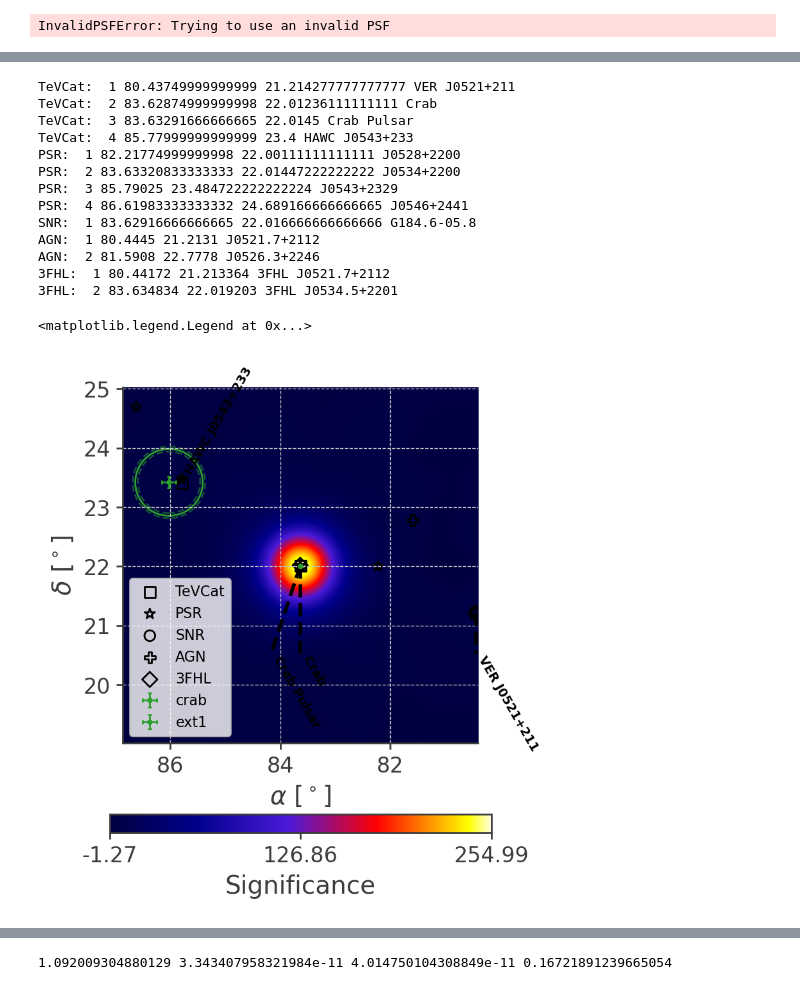
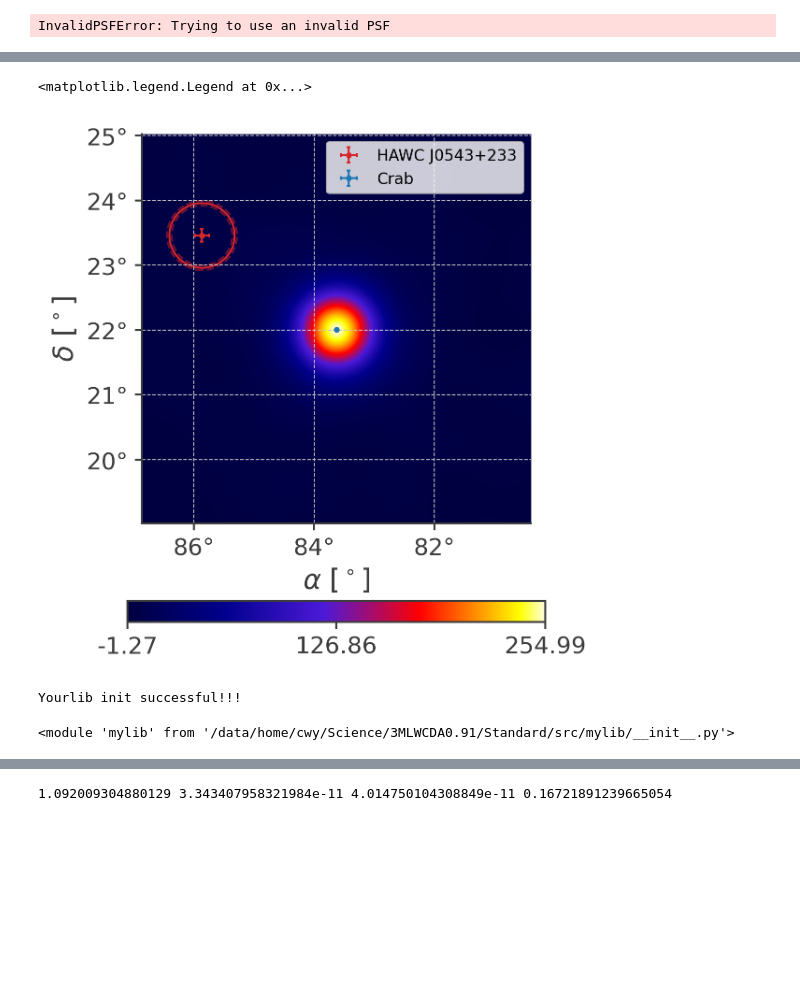
Before and after one commit to xiahouwenyu/3MLWCDA0.91, a Jupyter notebook: Standard/src/3MLnew_Crab.ipynb, the cells around one changed output, grey strips where cells are left out. Cells and saved outputs as stored; diff of their text form; code cells hidden in the pictures; blank space fills up the shorter version.

```diff
--- a/Standard/src/3MLnew_Crab.ipynb
+++ b/Standard/src/3MLnew_Crab.ipynb
@@ -62,11 +43,12 @@ reload(my)
 #####   Data Initialize
 
 # maptree = "../../data/gcd_new.root"
-# response = "../../data/WCDA_DR_psf.root"
+
 
 maptree = "../../data/20210305_20230731_ihep_goodlist.root"
+response = "../../data/WCDA_DR_psf.root"
 # response = "../../data/DR_ihep_MK2.root"
-response = "../../data/DR_ihep_MK2_newpsf.root"
+# response = "../../data/DR_ihep_MK2_newpsf.root"
 
 region_name="Crab"
 if not os.path.exists(f'../res/{region_name}/'):
@@ -74,8 +56,8 @@ if not os.path.exists(f'../res/{region_name}/'):
 ra_crab, dec_crab = 83.63,22.02
 ra1,dec1=ra_crab, dec_crab
 
-data_radius = 5.0
-model_radius = 8.0
+data_radius = 4.0
+model_radius = 6.0
 roi=HealpixConeROI(ra=ra1,dec=dec1,data_radius=data_radius,model_radius=model_radius)
 WCDA = HAL("WCDA", maptree, response, roi, flat_sky_pixels_size=0.17)
 
@@ -107,5 +88,5 @@ Deprecated in NumPy 1.20; for more details and guidance: https://numpy.org/devdo
 # %%
-Modelname="1gaus_log+1gaus"  # Name your model now to facilitate the creation of record folders by the program.
+Modelname="1pt+1gaus+GDE"  # Name your model now to facilitate the creation of record folders by the program.
 if not os.path.exists(f'../res/{region_name}/{Modelname}/'):
     os.system(f'mkdir ../res/{region_name}/{Modelname}/')
 
@@ -115,15 +96,20 @@ if not os.path.exists(f'../res/{region_name}/{Modelname}/'):
 #                 indexb=(-10,-1), kb=(1e-14, 1e-8),
 #                 )
 
-crab = my.setsorce("crab",ra1,dec1, fitrange=0.5, alpha=-2.6,alphab=(-4,-1),beta=0.1, #, sigma=0.001, sb=(0,0.1),
+crab = my.setsorce("crab",ra1,dec1, fitrange=1, alpha=-2.6,beta=0.1,
                 spec=Log_parabola()
                 )
 # crab2 = my.setsorce("crab2",ra1,dec1, fitrange=0.5, indexb=(-10,-1), kb=(1e-14, 1e-8)
 #                 )
 
-ext1 = my.setsorce("ext1",85.5,23.5, fitrange=1, sigma=1, sb=(0,3),
+ext1 = my.setsorce("ext1",85.5,23.5, fitrange=1.5, sigma=1, sb=(0,3),
                 indexb=(-10,1), kb=(1e-15, 1e-8)
                 )
+
+# Diffuse = my.set_diffusebkg(
+#                 K = 3.3e-13, index = -2.3,
+#                 Kf=False, indexf=False
+#                 )
 
 lm = Model(crab, ext1) #crab2,
 
@@ -358,34 +347,19 @@ KeyboardInterrupt:
 # %%
 %matplotlib inline
 sources = my.get_sources(lm,result)
-
+sources["HAWC J0543+233"]=sources.pop("ext1")
+sources["Crab"]=sources.pop("crab")
+# sources={}
 map2, skymapHeader = hp.read_map("../../data/signif_20210305_20230731_ihep_goodlist_nHit006_0.29.fits.gz.fits.gz",h=True)
 map2 = hp.ma(map2)
-fig = my.drawmap(region_name, Modelname, sources, map2, ra1, dec1, rad=6, contours=[1000],save=True)
-# radx= 10; rady = 10
-# ymax = dec1+rady/2
-# ymin = dec1-rady/2
-# xmin = ra1-radx/2
-# xmax = ra1+radx/2
-# my.Drawcat(xmin,xmax,ymin,ymax,"4FGL","^","black",60,label="4FGL",textlabel=True)
-# my.Drawcat(xmin,xmax,ymin,ymax,"QSO",">","black",60,label="QSO",textlabel=True)
-# my.Drawcat(xmin,xmax,ymin,ymax,"Simbad",".","black",90,fontsize=3,label="AGN",stype="AGN",textlabel=False)
-# There are many catalog, you can find it in my souce code.
+fig = my.drawmap(region_name, Modelname, sources, map2, ra1, dec1, rad=6, contours=[1000],save=True, cat={})
 plt.legend()
 # %% [output]
-TeVCat:  1 80.43749999999999 21.214277777777777 VER J0521+211
-TeVCat:  2 83.62874999999998 22.01236111111111 Crab
-TeVCat:  3 83.63291666666665 22.0145 Crab Pulsar
-TeVCat:  4 85.77999999999999 23.4 HAWC J0543+233
-PSR:  1 82.21774999999998 22.00111111111111 J0528+2200
-PSR:  2 83.63320833333333 22.01447222222222 J0534+2200
-PSR:  3 85.79025 23.484722222222224 J0543+2329
-PSR:  4 86.61983333333332 24.689166666666665 J0546+2441
-SNR:  1 83.62916666666665 22.016666666666666 G184.6-05.8
-AGN:  1 80.4445 21.2131 J0521.7+2112
-AGN:  2 81.5908 22.7778 J0526.3+2246
-3FHL:  1 80.44172 21.213364 3FHL J0521.7+2112
-3FHL:  2 83.634834 22.019203 3FHL J0534.5+2201
+<matplotlib.legend.Legend at 0x...>
-<matplotlib.legend.Legend at 0x...>
-[figure, old version]
+[figure, new version]
+# %%
+reload(my)
+# %% [output]
+Yourlib init successful!!!
+<module 'mylib' from '/data/home/cwy/Science/3MLWCDA0.91/Standard/src/mylib/__init__.py'>
 # %%
```
Also changed, not shown: parts of 10 cells of this notebook, 3 other files.
